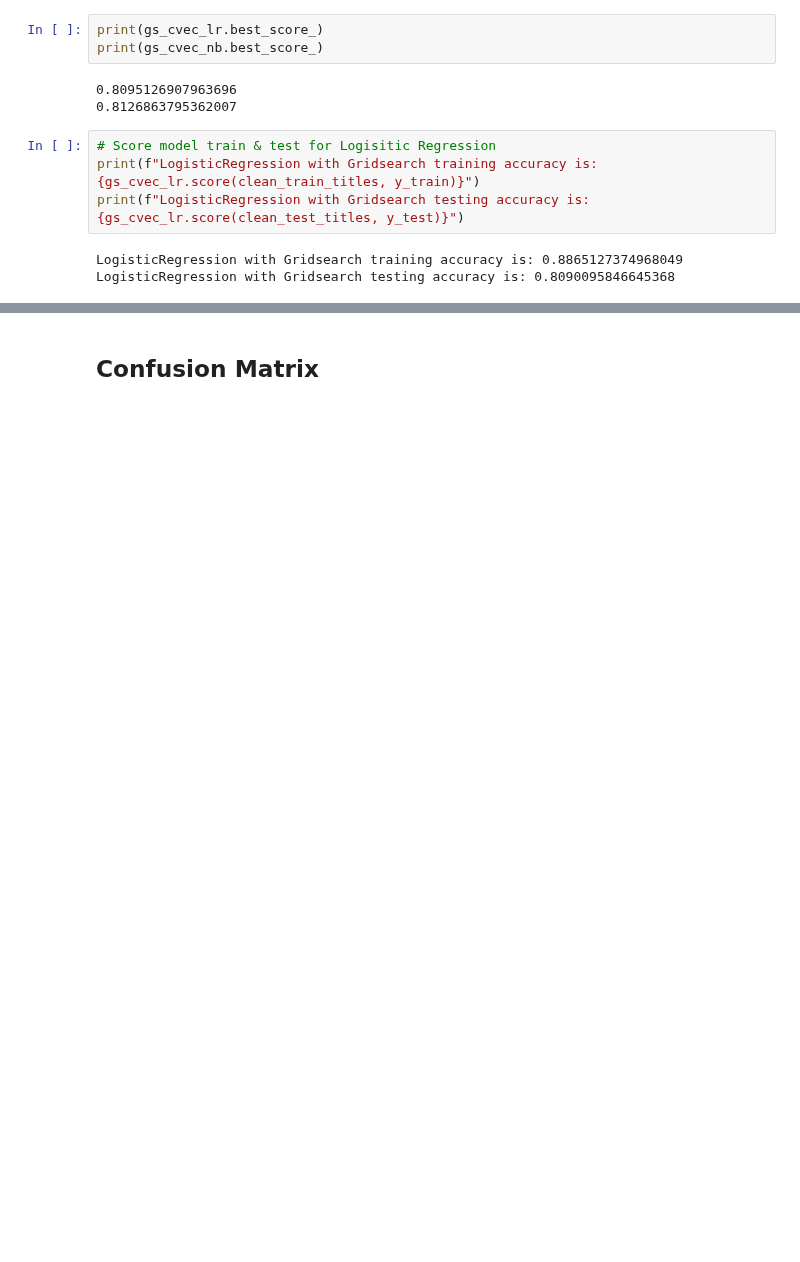
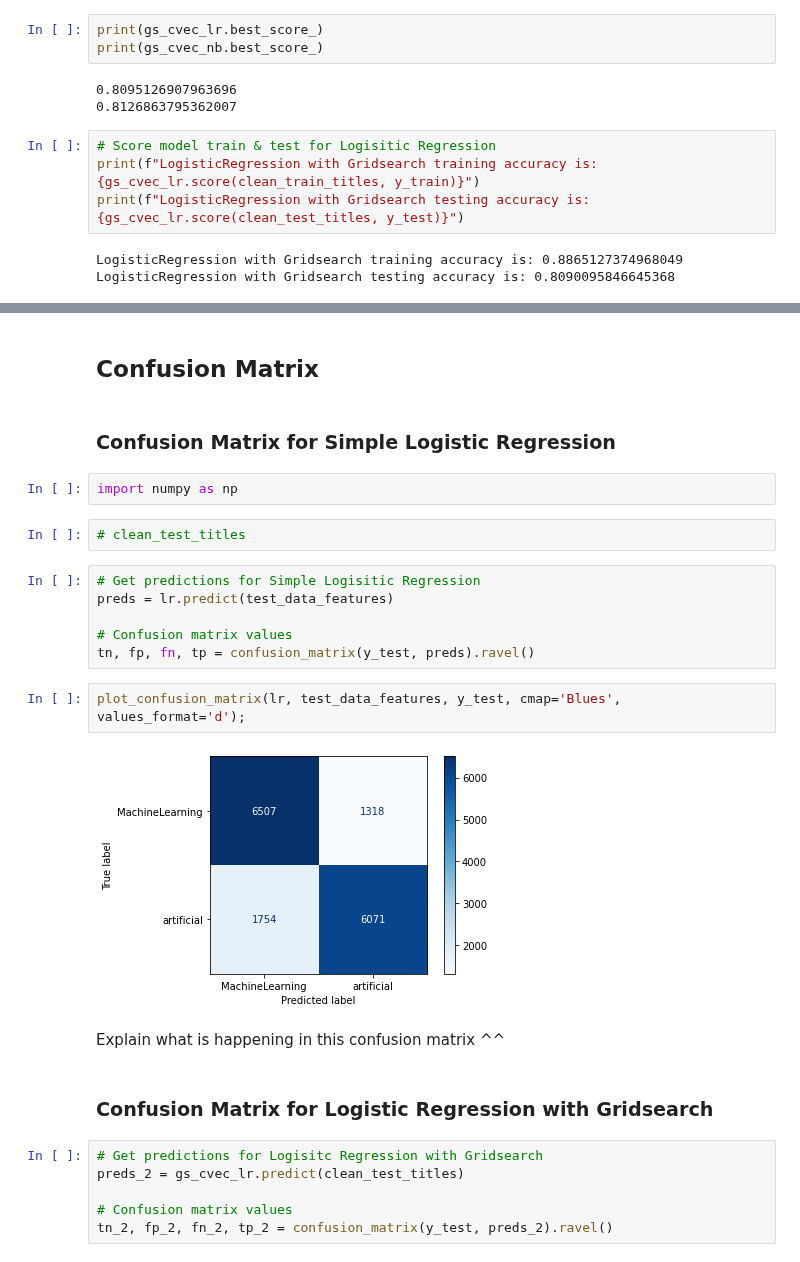
Before and after one commit to amcurley/GA_projects, a Jupyter notebook: Projects/project_3-master/03_title_only.ipynb, the cells around one changed output, grey strips where cells are left out. Drawn from its saved outputs; the diff is of its cells as text; blank space fills up the shorter version.

```diff
--- a/Projects/project_3-master/03_title_only.ipynb
+++ b/Projects/project_3-master/03_title_only.ipynb
@@ -398,2 +419,29 @@ Naive Bayes with Gridsearch training accuracy is: 0.8133546325878594
 # %% [markdown]
+<a name="cm"></a>
 ## **Confusion Matrix**
+# %% [markdown]
+### **Confusion Matrix for Simple Logistic Regression**
+# %%
+import numpy as np
+# %%
+# clean_test_titles
+# %%
+# Get predictions for Simple Logisitic Regression
+preds = lr.predict(test_data_features)
+
+# Confusion matrix values
+tn, fp, fn, tp = confusion_matrix(y_test, preds).ravel()
+# %%
+plot_confusion_matrix(lr, test_data_features, y_test, cmap='Blues', values_format='d');
+# %% [output]
+[figure, added]
+# %% [markdown]
+Explain what is happening in this confusion matrix ^^
+# %% [markdown]
+### **Confusion Matrix for Logistic Regression with Gridsearch**
+# %%
+# Get predictions for Logisitc Regression with Gridsearch
+preds_2 = gs_cvec_lr.predict(clean_test_titles)
+
+# Confusion matrix values
+tn_2, fp_2, fn_2, tp_2 = confusion_matrix(y_test, preds_2).ravel()
```
Also changed, not shown: parts of 17 cells of this notebook.
